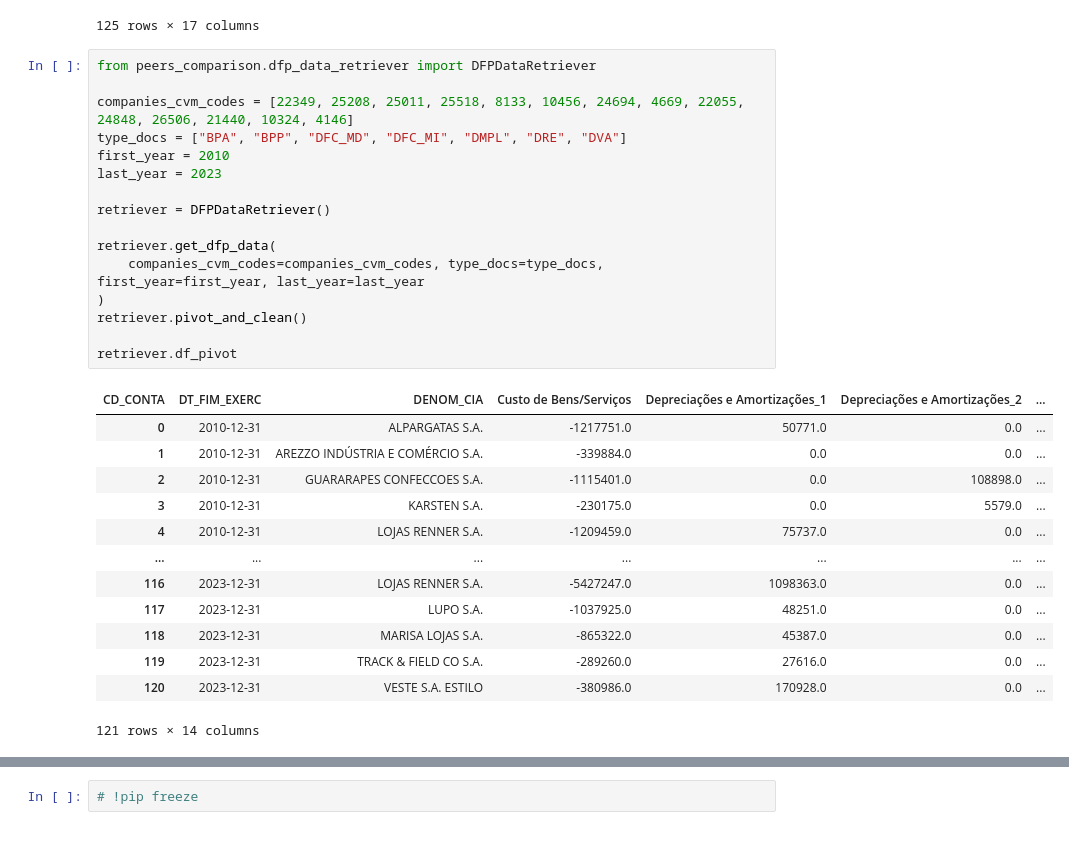
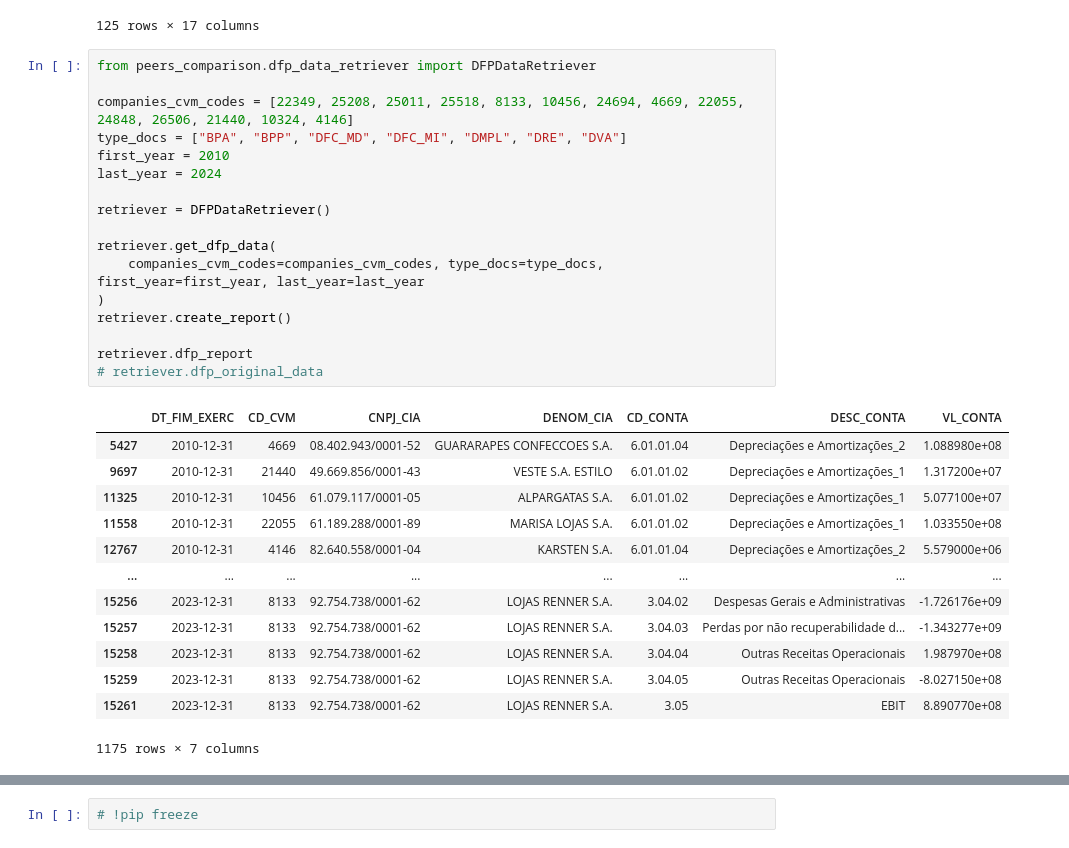
Before and after one commit to Ammo-BI/fpa-peers-comparison, a Jupyter notebook: notebooks/1.0-glt-peers-comparison.ipynb, the cells around one changed output, grey strips where cells are left out. Drawn from its saved outputs; the diff is of its cells as text.

Commit message:
adding new report and refactoring code

```diff
--- a/notebooks/1.0-glt-peers-comparison.ipynb
+++ b/notebooks/1.0-glt-peers-comparison.ipynb
@@ -338,30 +338,31 @@ complete_df
 # %%
 from peers_comparison.dfp_data_retriever import DFPDataRetriever
 
 companies_cvm_codes = [22349, 25208, 25011, 25518, 8133, 10456, 24694, 4669, 22055, 24848, 26506, 21440, 10324, 4146]
 type_docs = ["BPA", "BPP", "DFC_MD", "DFC_MI", "DMPL", "DRE", "DVA"]
 first_year = 2010
-last_year = 2023
+last_year = 2024
 
 retriever = DFPDataRetriever()
 
 retriever.get_dfp_data(
     companies_cvm_codes=companies_cvm_codes, type_docs=type_docs, first_year=first_year, last_year=last_year
 )
-retriever.pivot_and_clean()
+retriever.create_report()
 
-retriever.df_pivot
+retriever.dfp_report
+# retriever.dfp_original_data
 # %% [output]
-| CD_CONTA | DT_FIM_EXERC | DENOM_CIA | Custo de Bens/Serviços | Depreciações e Amortizações_1 | Depreciações e Amortizações_2 | ... |
-| 0 | 2010-12-31 | ALPARGATAS S.A. | -1217751.0 | 50771.0 | 0.0 | ... |
-| 1 | 2010-12-31 | AREZZO INDÚSTRIA E COMÉRCIO S.A. | -339884.0 | 0.0 | 0.0 | ... |
-| 2 | 2010-12-31 | GUARARAPES CONFECCOES S.A. | -1115401.0 | 0.0 | 108898.0 | ... |
-| 3 | 2010-12-31 | KARSTEN S.A. | -230175.0 | 0.0 | 5579.0 | ... |
-| 4 | 2010-12-31 | LOJAS RENNER S.A. | -1209459.0 | 75737.0 | 0.0 | ... |
-| ... | ... | ... | ... | ... | ... | ... |
-| 116 | 2023-12-31 | LOJAS RENNER S.A. | -5427247.0 | 1098363.0 | 0.0 | ... |
-| 117 | 2023-12-31 | LUPO S.A. | -1037925.0 | 48251.0 | 0.0 | ... |
-| 118 | 2023-12-31 | MARISA LOJAS S.A. | -865322.0 | 45387.0 | 0.0 | ... |
-| 119 | 2023-12-31 | TRACK & FIELD CO S.A. | -289260.0 | 27616.0 | 0.0 | ... |
-| 120 | 2023-12-31 | VESTE S.A. ESTILO | -380986.0 | 170928.0 | 0.0 | ... |
+|  | DT_FIM_EXERC | CD_CVM | CNPJ_CIA | DENOM_CIA | CD_CONTA | DESC_CONTA | VL_CONTA |
+| 5427 | 2010-12-31 | 4669 | 08.402.943/0001-52 | GUARARAPES CONFECCOES S.A. | 6.01.01.04 | Depreciações e Amortizações_2 | 1.088980e+08 |
+| 9697 | 2010-12-31 | 21440 | 49.669.856/0001-43 | VESTE S.A. ESTILO | 6.01.01.02 | Depreciações e Amortizações_1 | 1.317200e+07 |
+| 11325 | 2010-12-31 | 10456 | 61.079.117/0001-05 | ALPARGATAS S.A. | 6.01.01.02 | Depreciações e Amortizações_1 | 5.077100e+07 |
+| 11558 | 2010-12-31 | 22055 | 61.189.288/0001-89 | MARISA LOJAS S.A. | 6.01.01.02 | Depreciações e Amortizações_1 | 1.033550e+08 |
+| 12767 | 2010-12-31 | 4146 | 82.640.558/0001-04 | KARSTEN S.A. | 6.01.01.04 | Depreciações e Amortizações_2 | 5.579000e+06 |
+| ... | ... | ... | ... | ... | ... | ... | ... |
+| 15256 | 2023-12-31 | 8133 | 92.754.738/0001-62 | LOJAS RENNER S.A. | 3.04.02 | Despesas Gerais e Administrativas | -1.726176e+09 |
+| 15257 | 2023-12-31 | 8133 | 92.754.738/0001-62 | LOJAS RENNER S.A. | 3.04.03 | Perdas por não recuperabilidade d... | -1.343277e+09 |
+| 15258 | 2023-12-31 | 8133 | 92.754.738/0001-62 | LOJAS RENNER S.A. | 3.04.04 | Outras Receitas Operacionais | 1.987970e+08 |
+| 15259 | 2023-12-31 | 8133 | 92.754.738/0001-62 | LOJAS RENNER S.A. | 3.04.05 | Outras Receitas Operacionais | -8.027150e+08 |
+| 15261 | 2023-12-31 | 8133 | 92.754.738/0001-62 | LOJAS RENNER S.A. | 3.05 | EBIT | 8.890770e+08 |
-121 rows × 14 columns
+1175 rows × 7 columns
```
Also changed, not shown: parts of 2 cells of this notebook, 6 other files.
